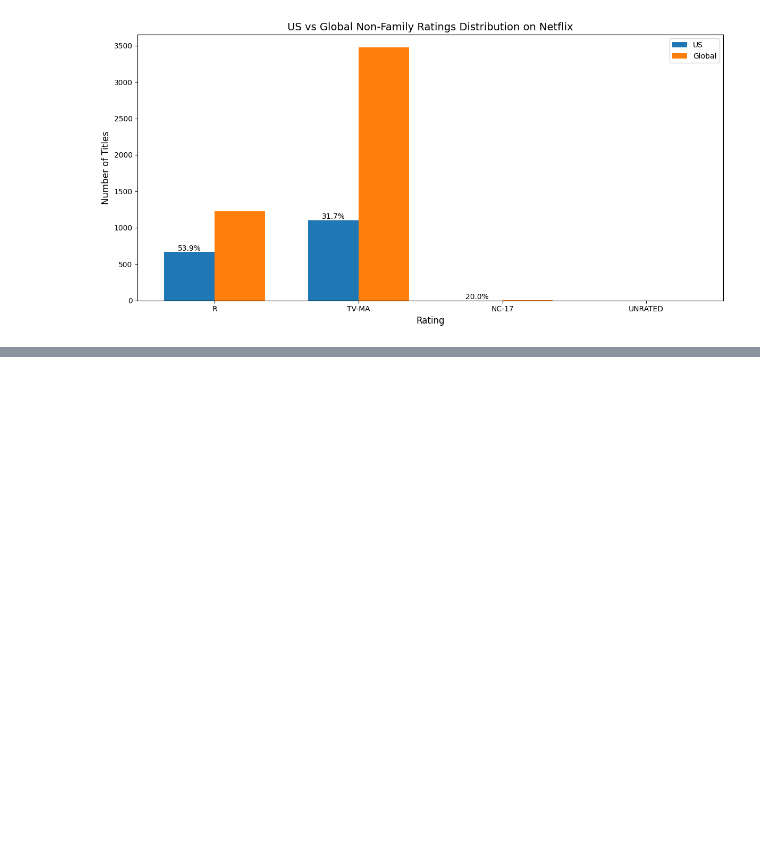
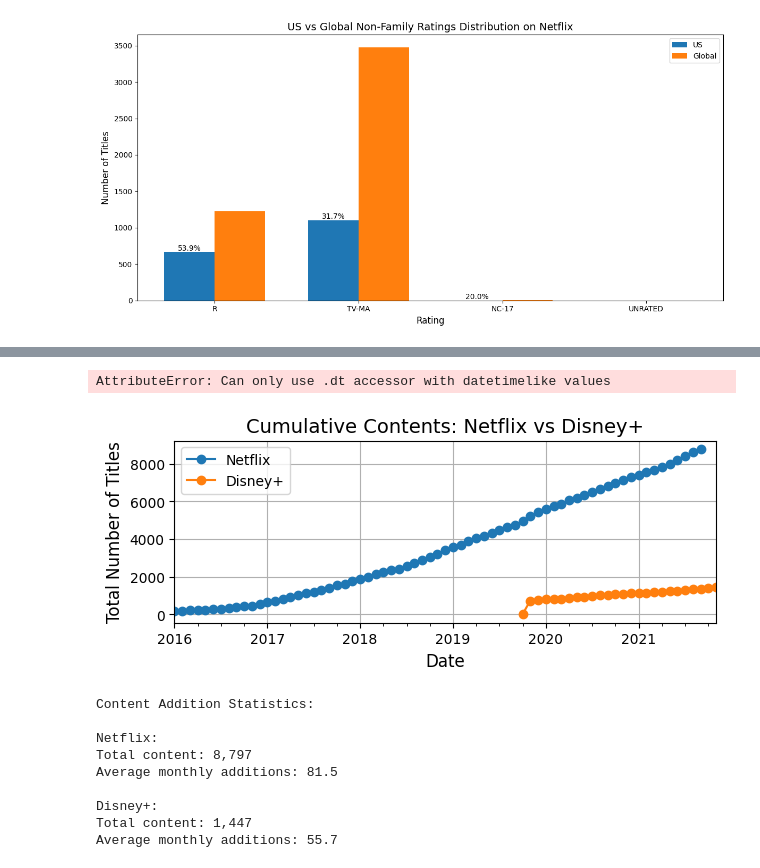
Before and after one commit to seungboAn/DATAthon, a Jupyter notebook: 김대환/joshworkspace.ipynb, the cells around one changed output, grey strips where cells are left out. Cells and saved outputs as stored; diff of their text form; code cells hidden in the pictures; blank space fills up the shorter version.

```diff
--- a/김대환/joshworkspace.ipynb
+++ b/김대환/joshworkspace.ipynb
@@ -975,0 +1010,74 @@ def age_rating_diversity():
+# %%
+
+
+# 디즈니+ 데이터 로드
+disney_data = pd.read_csv('disney_plus_titles.csv')
+
+# 장르 분포 비교 시각화
+plt.figure(figsize=(15, 6))
+
+# Netflix 장르 분포
+plt.subplot(1, 2, 1)
+netflix_genres = netflix_recent['listed_in'].str.split(', ').explode().value_counts().head(10)
+netflix_genres.plot(kind='bar')
+plt.title('Netflix Top Genres (2020-2021)')
+plt.xticks(rotation=45)
+
+# Disney+ 장르 분포
+plt.subplot(1, 2, 2)
+disney_genres = disney_data['listed_in'].str.split(', ').explode().value_counts().head(10)
+disney_genres.plot(kind='bar')
+plt.title('Disney+ Top Genres')
+plt.xticks(rotation=45)
+
+plt.tight_layout()
+plt.show()
+# %% [output]
+AttributeError: Can only use .dt accessor with datetimelike values
+# %%
+# 날짜 데이터 전처리
+netflix_data['date_added'] = pd.to_datetime(netflix_data['date_added'], format='mixed')
+disney_data['date_added'] = pd.to_datetime(disney_data['date_added'], format='mixed')
+
+# 월별 콘텐츠 추가 수 계산
+netflix_monthly = netflix_data.groupby(netflix_data['date_added'].dt.to_period('M')).size()
+disney_monthly = disney_data.groupby(disney_data['date_added'].dt.to_period('M')).size()
+
+# 누적 합계 계산
+netflix_cumulative = netflix_monthly.cumsum()
+disney_cumulative = disney_monthly.cumsum()
+
+
+# 누적 콘텐츠 수
+plt.subplot(2, 1, 2)
+netflix_cumulative.plot(label='Netflix', marker='o')
+disney_cumulative.plot(label='Disney+', marker='o')
+plt.title('Cumulative Contents: Netflix vs Disney+', fontsize=14)
+plt.xlabel('Date', fontsize=12)
+plt.ylabel('Total Number of Titles', fontsize=12)
+plt.legend()
+plt.grid(True)
+
+plt.tight_layout()
+plt.xlim(left=pd.Timestamp('2016-01-01'))  # Set x-axis limit to start from January 2016
+plt.show()
+
+# 기본 통계 출력
+print("\nContent Addition Statistics:")
+print("\nNetflix:")
+print(f"Total content: {netflix_cumulative.iloc[-1]:,}")
+print(f"Average monthly additions: {netflix_monthly.mean():.1f}")
+print("\nDisney+:")
+print(f"Total content: {disney_cumulative.iloc[-1]:,}")
+print(f"Average monthly additions: {disney_monthly.mean():.1f}")
+# %% [output]
+[figure, added]
+Content Addition Statistics:
+
+Netflix:
+Total content: 8,797
+Average monthly additions: 81.5
+
+Disney+:
+Total content: 1,447
+Average monthly additions: 55.7
```
Also changed, not shown: parts of 1 cell of this notebook.
